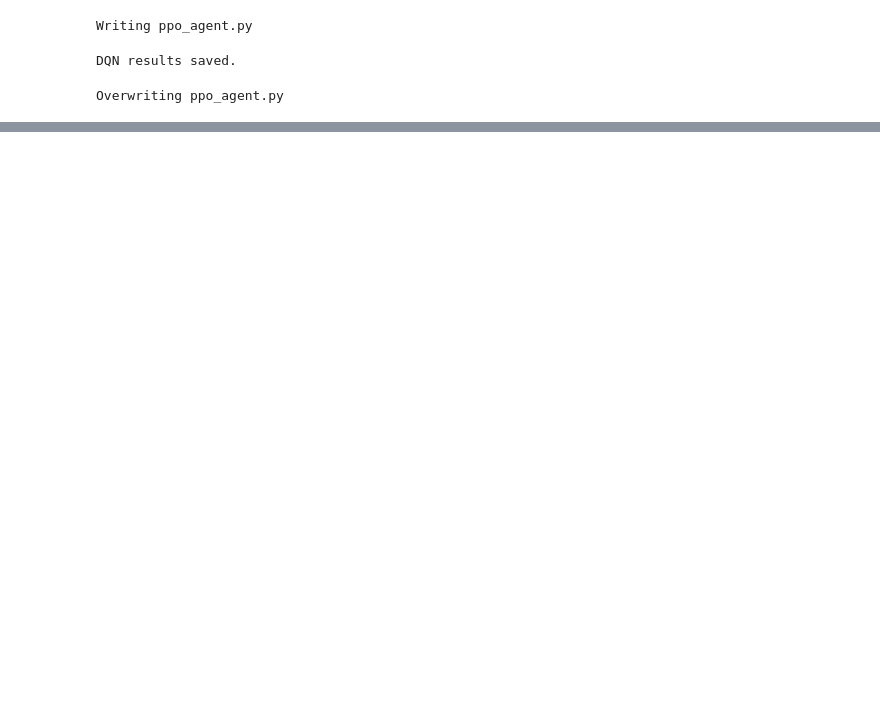
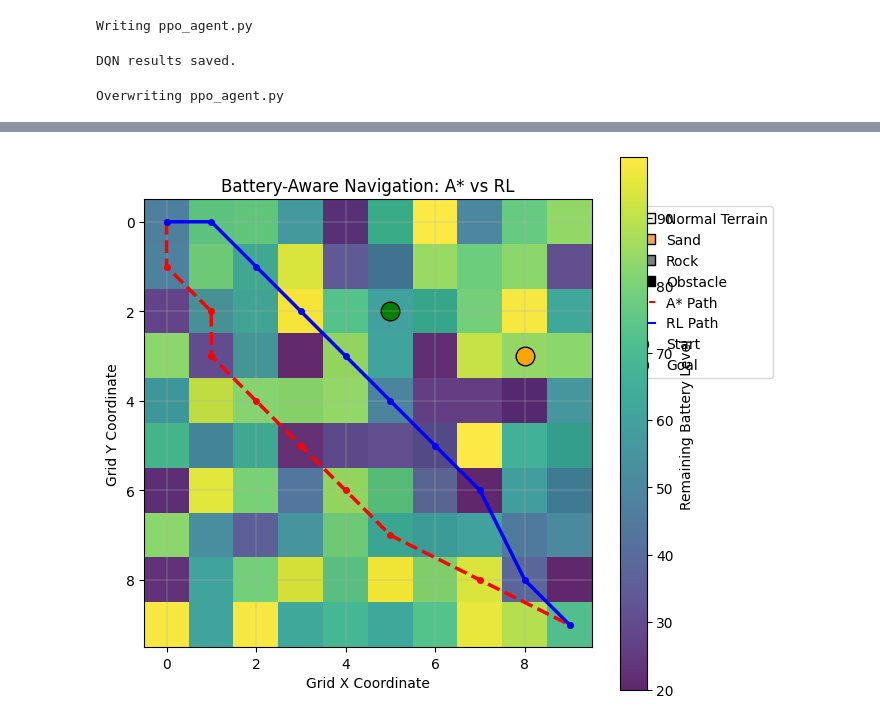
Before and after one commit to zoybathecodess/Battery-Aware-Mars-Rover-DQN-vs-PPO, a Jupyter notebook: DQN_PPO_Agents.ipynb, the cells around one changed output, grey strips where cells are left out. Saved outputs shown, nothing was run; the diff lists cells and outputs as text; code cells hidden in the pictures; blank space fills up the shorter version.

```diff
--- a/DQN_PPO_Agents.ipynb
+++ b/DQN_PPO_Agents.ipynb
@@ -1305,0 +1590,21 @@ Saved: DQN_vs_PPO_Overlapping.png
+# %%
+size = 10
+
+grid, start, goal = MarsGridGenerator(size).generate()
+
+# fake battery map example
+battery_map = np.random.randint(20, 100, (size, size))
+
+astar_path = [(0,0),(1,0),(2,1),(3,1),(4,2),(5,3),(6,4),(7,5),(8,7),(9,9)]
+rl_path    = [(0,0),(0,1),(1,2),(2,3),(3,4),(4,5),(5,6),(6,7),(8,8),(9,9)]
+
+plot_battery_heatmap(
+    grid,
+    battery_map,
+    start,
+    goal,
+    astar_path,
+    rl_path
+)
+# %% [output]
+[figure, added]
```
Also changed, not shown: parts of 13 cells of this notebook.
